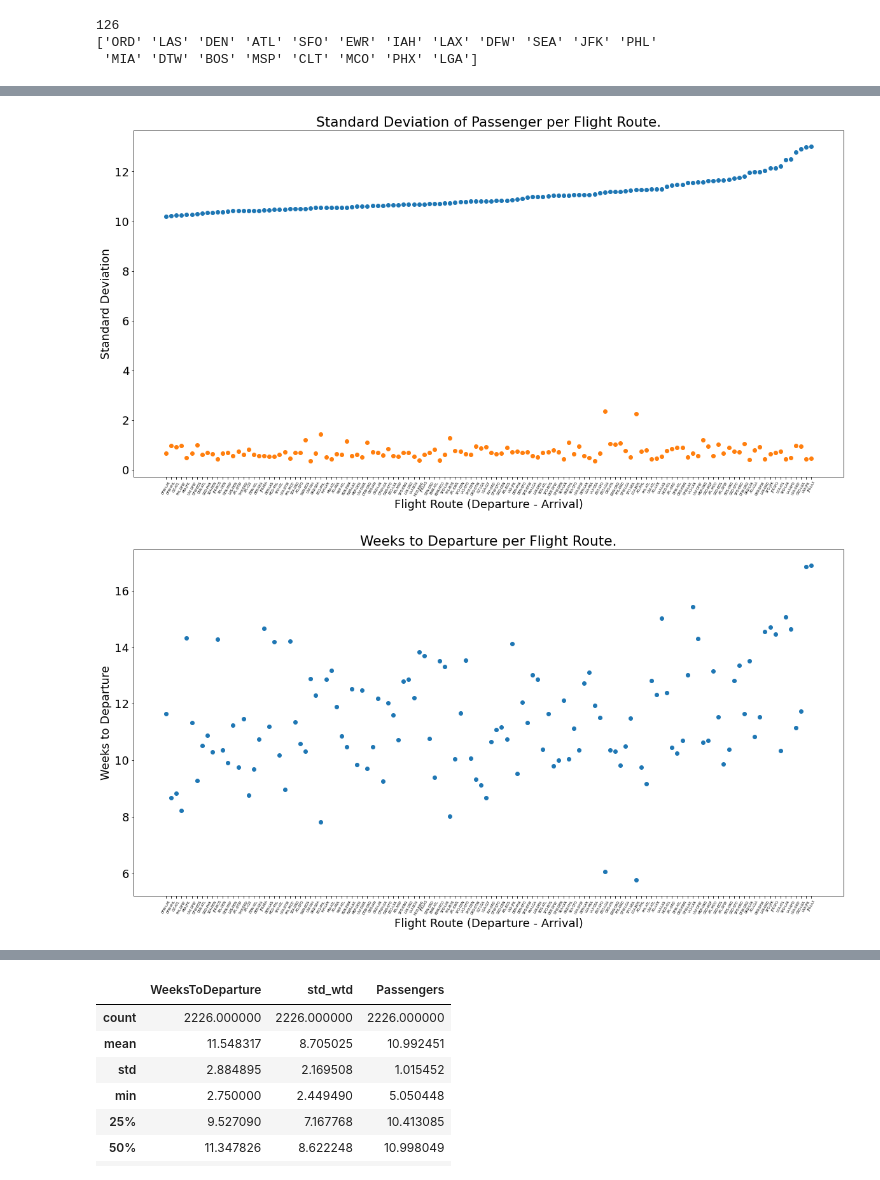
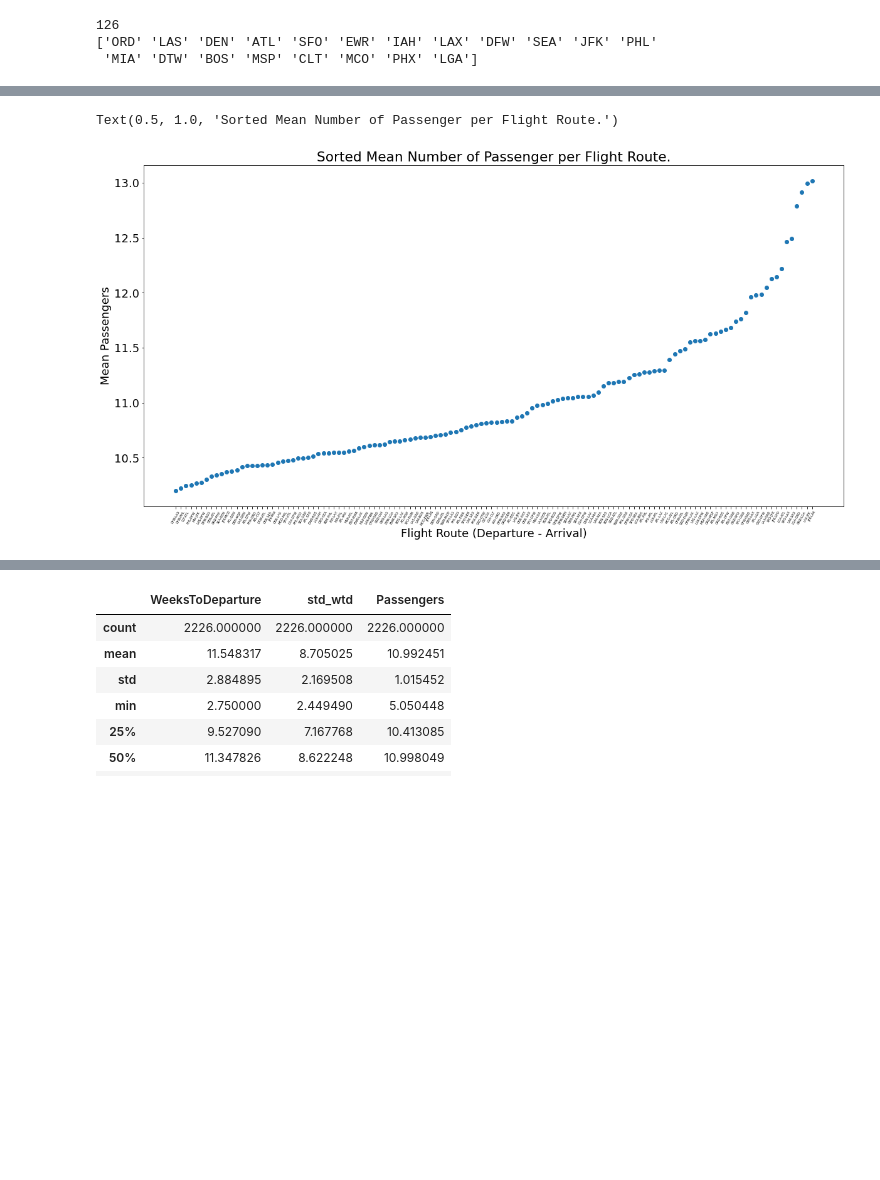
Before and after one commit to MaximeRedstone/air_traffic_project, a Jupyter notebook: src/exploratory_data_analysis.ipynb, the cells around one changed output, grey strips where cells are left out. Saved outputs shown, nothing was run; the diff lists cells and outputs as text; code cells hidden in the pictures; blank space fills up the shorter version.

```diff
--- a/src/exploratory_data_analysis.ipynb
+++ b/src/exploratory_data_analysis.ipynb
@@ -97,48 +97,48 @@ params = {'axes.labelsize': fontsize,
           'figure.figsize': (20, 10)}
 plt.rcParams.update(params)
 
 mean_list = []
 std_list = []
 routes_list = []
 routes_str = []
 weeks_to_dep = []
 
 for k, v in dict_df.items():
     dep, arr = k
     std_list.append(v.Passengers.std())
     weeks_to_dep.append(v.WeeksToDeparture.mean())
     routes_list.append(k)
     routes_str.append(dep + "-" + arr)
     mean_list.append(v['Passengers'].mean())
 
 fig = plt.figure(figsize=(20, 10))
 
 dict_means = {'route': routes_str, 'means': mean_list, 'std': std_list, 'weeks_to_dep': weeks_to_dep}
 df_means = pd.DataFrame(dict_means)
 df_means.sort_values(by='means', inplace=True)
 plt.scatter(df_means['route'], df_means['means'])
 plt.xticks(df_means['route'], rotation=60)
 plt.xlabel("Flight Route (Departure - Arrival)")
 plt.ylabel("Mean Passengers")
 plt.title("Sorted Mean Number of Passenger per Flight Route.")
 
-plt.scatter(df_means['route'], df_means['std'])
-plt.xticks(df_means['route'], rotation=60)
-plt.xlabel("Flight Route (Departure - Arrival)")
-plt.ylabel("Standard Deviation")
-plt.title("Standard Deviation of Passenger per Flight Route.")
-plt.show()
+# plt.scatter(df_means['route'], df_means['std'])
+# plt.xticks(df_means['route'], rotation=60)
+# plt.xlabel("Flight Route (Departure - Arrival)")
+# plt.ylabel("Standard Deviation")
+# plt.title("Standard Deviation of Passenger per Flight Route.")
+# plt.show()
 
-plt.scatter(df_means['route'], df_means['weeks_to_dep'])
-plt.xticks(df_means['route'], rotation=60)
-plt.xlabel("Flight Route (Departure - Arrival)")
-plt.ylabel("Weeks to Departure")
-plt.title("Weeks to Departure per Flight Route.")
-plt.show()
-fig.savefig("../report/sorted_mean_passengers_eda.png")
+# plt.scatter(df_means['route'], df_means['weeks_to_dep'])
+# plt.xticks(df_means['route'], rotation=60)
+# plt.xlabel("Flight Route (Departure - Arrival)")
+# plt.ylabel("Weeks to Departure")
+# plt.title("Weeks to Departure per Flight Route.")
+# plt.show()
+# fig.savefig("../report/sorted_mean_passengers_eda.png")
 # %% [output]
+Text(0.5, 1.0, 'Sorted Mean Number of Passenger per Flight Route.')
-[figure, old version]
+[figure, new version]
-[figure, removed]
 # %%
 Xy_train.describe()
 # %% [output]
```
Also changed, not shown: parts of 5 cells of this notebook, 4 other files.
